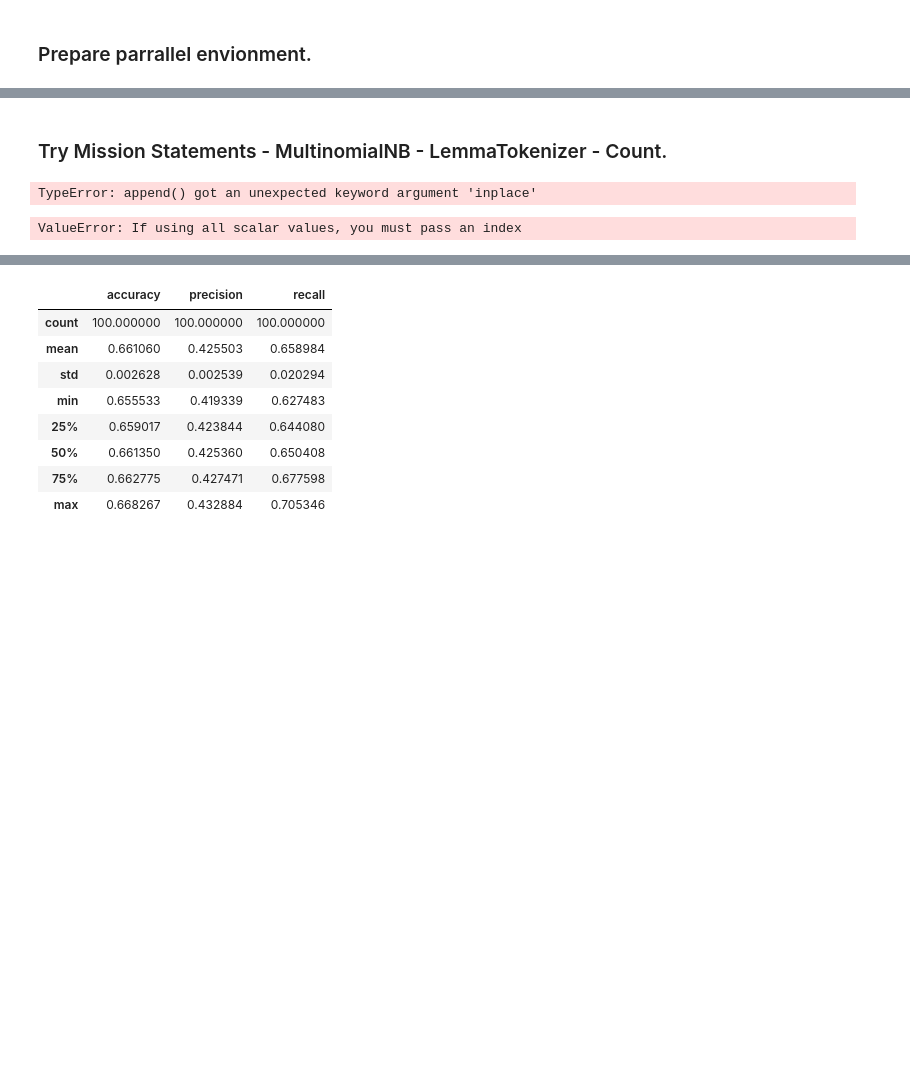
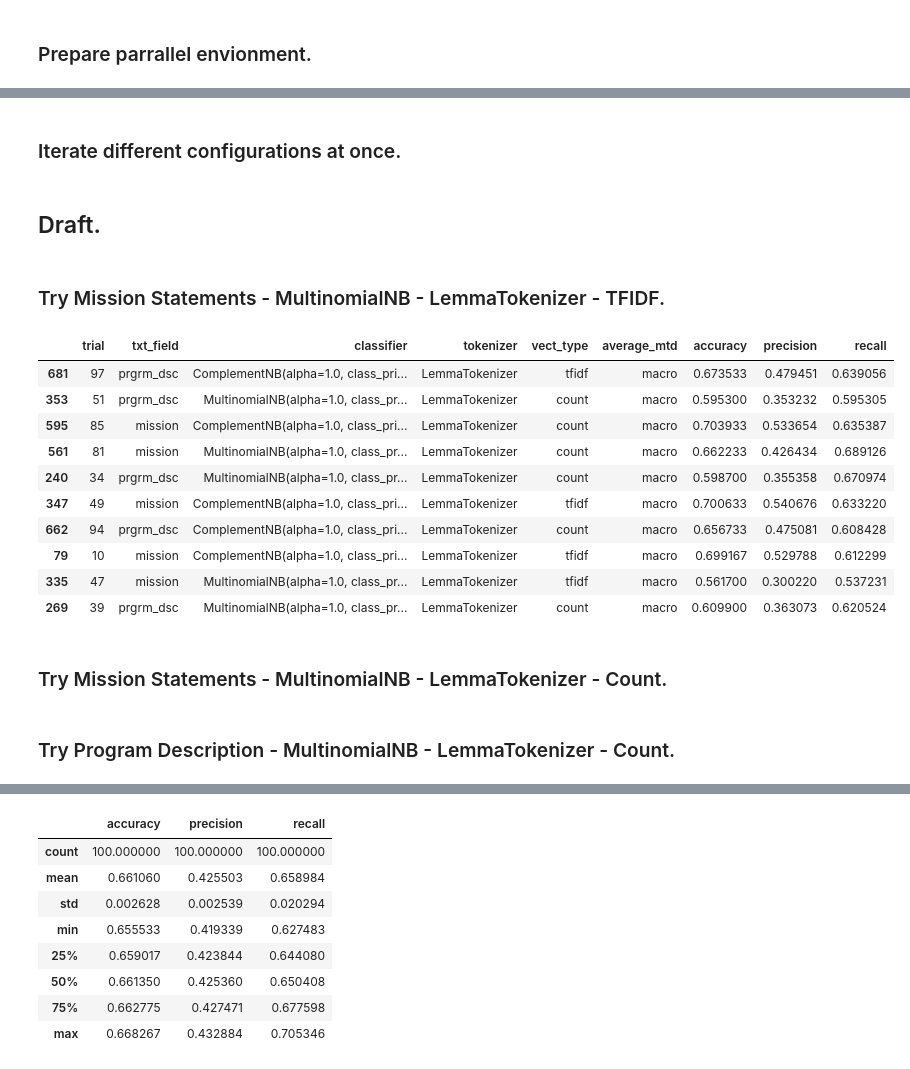
Before and after one commit to ma-ji/npo_classifier, a Jupyter notebook: script/classification_algorithms/naive_bayes.ipynb, the cells around one changed output, grey strips where cells are left out. Drawn from its saved outputs; the diff is of its cells as text; code cells hidden in the pictures; blank space fills up the shorter version.

Commit message:
NB: iterate different configurations at once

```diff
--- a/script/classification_algorithms/naive_bayes.ipynb
+++ b/script/classification_algorithms/naive_bayes.ipynb
@@ -9,13 +10,12 @@ import pandas as pd
 import warnings
 warnings.filterwarnings('ignore')
 # %%
-# Test reading file.
-import os
 file_list=os.listdir('../../dataset/df_train.pkl.gz/')
 df_train=pd.DataFrame()
 for file in file_list:
     df_train=pd.concat([df_train,
                         pd.read_pickle('../../dataset/df_train.pkl.gz/'+file, compression='gzip')])
+df_train['mission_prgrm']=df_train['mission']+'; '+df_train['prgrm_dsc']
 len(df_train)
 # %% [output]
 229472
@@ -35,4 +37,4 @@ dview.execute('from nltk import word_tokenize')
 dview.execute('from nltk.stem import WordNetLemmatizer')
 dview.execute('import pandas as pd')
 dview['df_train']=df_train
-dview['df_performance']=pd.DataFrame(columns=['trial', 'txt_field', 'classifier', 'tokenizer', 'vect_type', 'average_mtd', 'accuracy', 'precision', 'recall'])
+dview['df_performance']=pd.DataFrame(columns=['trial', 'txt_field', 'classifier', 'tokenizer', 'vect_type', 'average_mtd', 'accuracy', 'precision', 'recall', 'f1'])
@@ -38,0 +134,18 @@ dview['df_performance']=pd.DataFrame(columns=['trial', 'txt_field', 'classifier'
+# %% [markdown]
+### Iterate different configurations at once.
+# %%
+for txt_field in ['mission', 'prgrm_dsc', 'mission_prgrm']:
+    for classifier in [naive_bayes.MultinomialNB(), naive_bayes.ComplementNB()]:
+        for tokenizer in ['lemma', 'stemming']:
+            for vect_type in ['count', 'tfidf']:
+                for average_mtd in ['macro', 'weighted']:
+                    dview['txt_field']=txt_field
+                    dview['classifier']=classifier
+                    dview['tokenizer']=tokenizer
+                    dview['vect_type']=vect_type
+                    dview['average_mtd']=average_mtd
+                    t=func_naive_bayes.map(range(48))
+# %% [markdown]
+## Draft.
+# %% [markdown]
+### Try Mission Statements - MultinomialNB - LemmaTokenizer - TFIDF.
@@ -39,3 +254,19 @@ dview['df_performance']=pd.DataFrame(columns=['trial', 'txt_field', 'classifier'
+# %%
+t=func_mission_MNB_lemma_tfidf.map(range(100))
+df_performance=pd.concat(dview.gather('df_performance'), ignore_index=True)
+df_performance.sample(10)
+# %% [output]
+|  | trial | txt_field | classifier | tokenizer | vect_type | average_mtd | accuracy | precision | recall |
+| 681 | 97 | prgrm_dsc | ComplementNB(alpha=1.0, class_pri... | LemmaTokenizer | tfidf | macro | 0.673533 | 0.479451 | 0.639056 |
+| 353 | 51 | prgrm_dsc | MultinomialNB(alpha=1.0, class_pr... | LemmaTokenizer | count | macro | 0.595300 | 0.353232 | 0.595305 |
+| 595 | 85 | mission | ComplementNB(alpha=1.0, class_pri... | LemmaTokenizer | count | macro | 0.703933 | 0.533654 | 0.635387 |
+| 561 | 81 | mission | MultinomialNB(alpha=1.0, class_pr... | LemmaTokenizer | count | macro | 0.662233 | 0.426434 | 0.689126 |
+| 240 | 34 | prgrm_dsc | MultinomialNB(alpha=1.0, class_pr... | LemmaTokenizer | count | macro | 0.598700 | 0.355358 | 0.670974 |
+| 347 | 49 | mission | ComplementNB(alpha=1.0, class_pri... | LemmaTokenizer | tfidf | macro | 0.700633 | 0.540676 | 0.633220 |
+| 662 | 94 | prgrm_dsc | ComplementNB(alpha=1.0, class_pri... | LemmaTokenizer | count | macro | 0.656733 | 0.475081 | 0.608428 |
+| 79 | 10 | mission | ComplementNB(alpha=1.0, class_pri... | LemmaTokenizer | tfidf | macro | 0.699167 | 0.529788 | 0.612299 |
+| 335 | 47 | mission | MultinomialNB(alpha=1.0, class_pr... | LemmaTokenizer | tfidf | macro | 0.561700 | 0.300220 | 0.537231 |
+| 269 | 39 | prgrm_dsc | MultinomialNB(alpha=1.0, class_pr... | LemmaTokenizer | count | macro | 0.609900 | 0.363073 | 0.620524 |
 # %% [markdown]
 ### Try Mission Statements - MultinomialNB - LemmaTokenizer - Count.
 # %%
@@ -147,8 +373,0 @@ df_performance
-# %%
-df_performance.append({'vect_type':'test'}, ignore_index=True, inplace=True)
-# %% [output]
-TypeError: append() got an unexpected keyword argument 'inplace'
-# %%
-pd.DataFrame({'vect_type':'test'})
-# %% [output]
-ValueError: If using all scalar values, you must pass an index
@@ -154,0 +378,2 @@ ValueError: If using all scalar values, you must pass an index
+# %% [markdown]
+### Try Program Description - MultinomialNB - LemmaTokenizer - Count.
```
Also changed, not shown: parts of 22 cells of this notebook.
